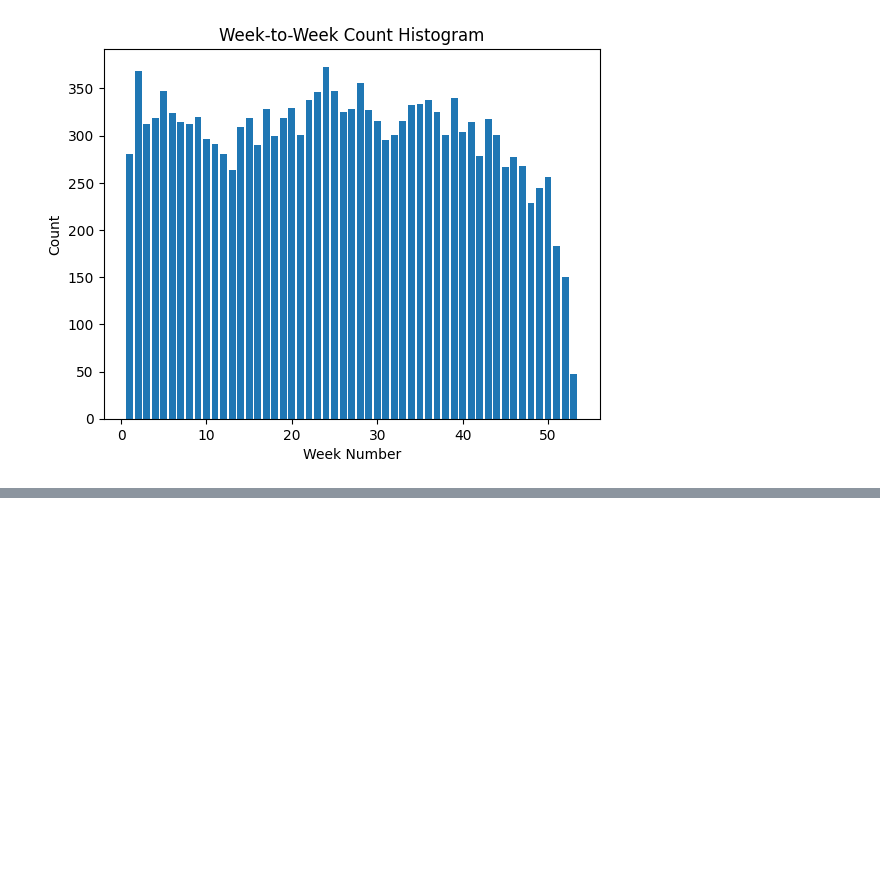
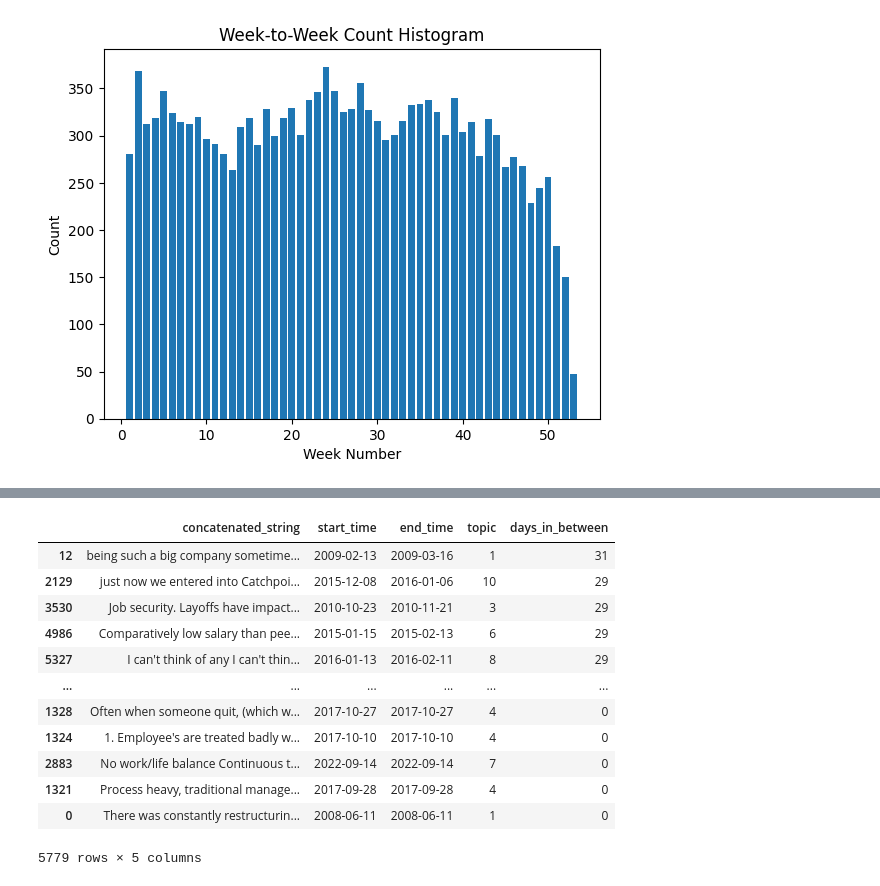
Before and after one commit to lichengrui/glassdoor_scraping, a Jupyter notebook: LDA Topic Modeling.ipynb, the cells around one changed output, grey strips where cells are left out. Drawn from its saved outputs; the diff is of its cells as text; code cells hidden in the pictures; blank space fills up the shorter version.

Commit message:
Updated LDA Topic Modeling

```diff
--- a/LDA Topic Modeling.ipynb
+++ b/LDA Topic Modeling.ipynb
@@ -74,0 +167,36 @@ Name: topic, dtype: int64
+# %%
+def concat_more(concatenated_df, max_length):
+    newstrings = []
+    newstart = []
+    newend = []
+    newtopic = []
+
+    for a in list(concatenated_df['topic'].unique()):
+        topicdf = concatenated_df[concatenated_df['topic'] == a].sort_values(by=['start_time', 'end_time'])
+        strings = topicdf['concatenated_string'].tolist()
+        start = topicdf['start_time'].tolist()
+        end = topicdf['end_time'].tolist()
+        skip = []
+        statement = False
+        for i in range(len(strings)-1):
+            if i not in skip:
+                temp = strings[i] + " " + strings[i]
+                if len(temp) < max_length:
+                    if end[i + 1] < end[i]:
+                        print(end[i + 1], end[i])
+                    newstrings.append(temp)
+                    newend.append(end[i + 1])
+                    newstart.append(start[i])
+                    newtopic.append(a)
+                    skip.append(i+1)
+                    statement = True
+                else:
+                    newstrings.append(temp)
+                    newend.append(end[i])
+                    newstart.append(start[i])
+                    newtopic.append(a)
+    if statement:
+        return concat_more(pd.DataFrame({"concatenated_string": newstrings, "start_time": newstart, "end_time": newend, "topic": newtopic}), max_length)
+    return pd.DataFrame({"concatenated_string": newstrings, "start_time": newstart, "end_time": newend, "topic": newtopic})
+
+concat_more(result_df.sort_values(by=['start_time', 'end_time']),max_length)
@@ -74,0 +340,21 @@ Name: topic, dtype: int64
+# %%
+max_length = 1000
+result_df = concatenate_reviews(df, max_length)
+
+resultingdf = concat_more(result_df.sort_values(by=['start_time']),max_length)
+resultingdf['days_in_between'] = (resultingdf['end_time'] - resultingdf['start_time']).dt.days
+resultingdf.sort_values(by=['days_in_between'], ascending=False).drop_duplicates()
+# %% [output]
+|  | concatenated_string | start_time | end_time | topic | days_in_between |
+| 12 | being such a big company sometime... | 2009-02-13 | 2009-03-16 | 1 | 31 |
+| 2129 | just now we entered into Catchpoi... | 2015-12-08 | 2016-01-06 | 10 | 29 |
+| 3530 | Job security. Layoffs have impact... | 2010-10-23 | 2010-11-21 | 3 | 29 |
+| 4986 | Comparatively low salary than pee... | 2015-01-15 | 2015-02-13 | 6 | 29 |
+| 5327 | I can't think of any I can't thin... | 2016-01-13 | 2016-02-11 | 8 | 29 |
+| ... | ... | ... | ... | ... | ... |
+| 1328 | Often when someone quit, (which w... | 2017-10-27 | 2017-10-27 | 4 | 0 |
+| 1324 | 1. Employee's are treated badly w... | 2017-10-10 | 2017-10-10 | 4 | 0 |
+| 2883 | No work/life balance Continuous t... | 2022-09-14 | 2022-09-14 | 7 | 0 |
+| 1321 | Process heavy, traditional manage... | 2017-09-28 | 2017-09-28 | 4 | 0 |
+| 0 | There was constantly restructurin... | 2008-06-11 | 2008-06-11 | 1 | 0 |
+5779 rows × 5 columns
```
Also changed, not shown: parts of 7 cells of this notebook, 1 other file.
